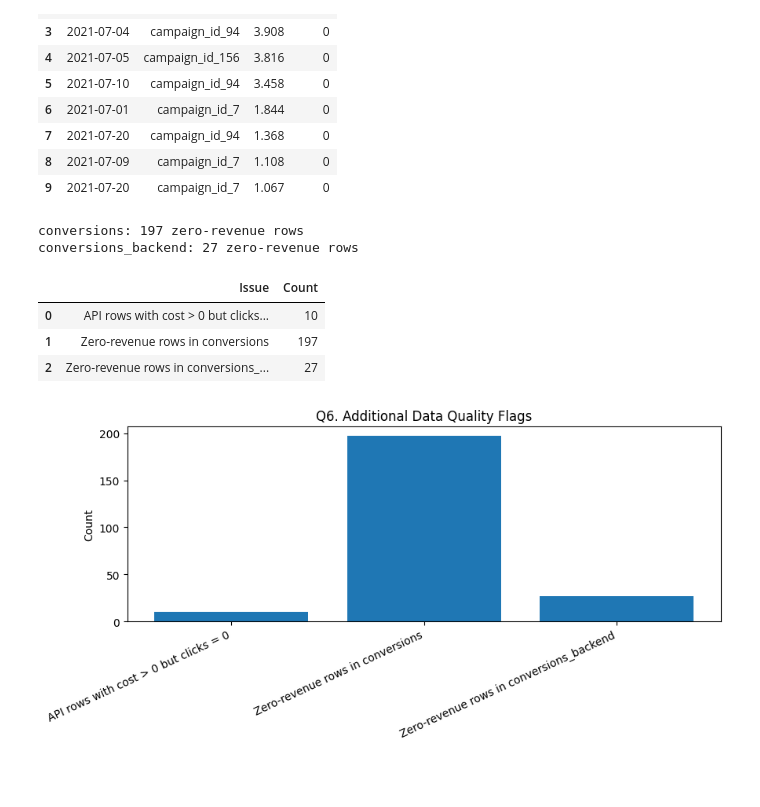
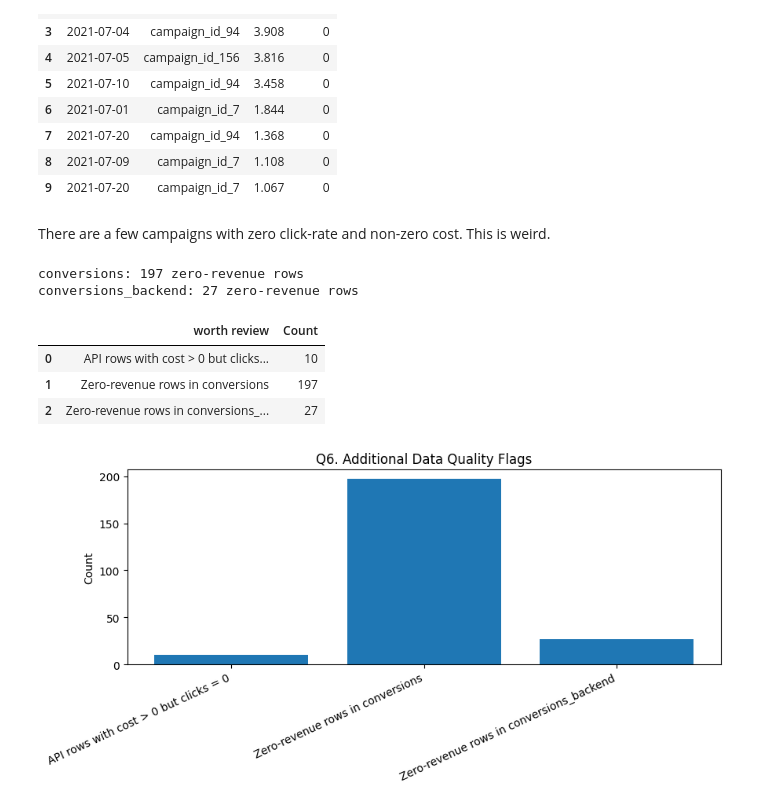
Before and after one commit to muh-bazm/haensel_task, a Jupyter notebook: main.ipynb, the cells around one changed output. Saved outputs shown, nothing was run; the diff lists cells and outputs as text; code cells hidden in the pictures; blank space fills up the shorter version.

```diff
--- a/main.ipynb
+++ b/main.ipynb
@@ -23,7 +21,7 @@ pd.set_option("display.max_columns", 50)
 pd.set_option("display.max_rows", 100)
 plt.rcParams["figure.figsize"] = (10, 4.5)
 # %%
-db_path = "data/challenge.db"
+db_path = Path("data/challenge.db")
 conn = sqlite3.connect(db_path)
 
 print("Using database:", db_path)
@@ -968,8 +1616,7 @@ api_zero_click_cost = pd.read_sql_query(
     """
     SELECT *
     FROM api_adwords_costs
-    WHERE clicks = 0
-      AND cost > 0
+    WHERE clicks = 0 AND cost > 0
     ORDER BY cost DESC
     """
 , conn)
@@ -987,6 +1634,8 @@ api_zero_click_cost.head(10)
 | 7 | 2021-07-20 | campaign_id_94 | 1.368 | 0 |
 | 8 | 2021-07-09 | campaign_id_7 | 1.108 | 0 |
 | 9 | 2021-07-20 | campaign_id_7 | 1.067 | 0 |
+# %% [markdown]
+There are a few campaigns with zero click-rate and non-zero cost. This is weird.
 # %%
 conv_zero = pd.read_sql_query("SELECT COUNT(*) AS n FROM conversions WHERE revenue = 0", conn)["n"].iloc[0]
 backend_zero = pd.read_sql_query("SELECT COUNT(*) AS n FROM conversions_backend WHERE revenue = 0", conn)["n"].iloc[0]
@@ -998,21 +1647,21 @@ conversions: 197 zero-revenue rows
 conversions_backend: 27 zero-revenue rows
 # %%
 other_issues = pd.DataFrame({
-    "Issue": [
+    "worth review": [
         "API rows with cost > 0 but clicks = 0",
         "Zero-revenue rows in conversions",
         "Zero-revenue rows in conversions_backend",
     ],
     "Count": [
         len(api_zero_click_cost),
         int(conv_zero),
         int(backend_zero),
     ]
 })
 
 other_issues
 # %% [output]
-|  | Issue | Count |
+|  | worth review | Count |
 | 0 | API rows with cost > 0 but clicks... | 10 |
 | 1 | Zero-revenue rows in conversions | 197 |
 | 2 | Zero-revenue rows in conversions_... | 27 |
```
Also changed, not shown: parts of 87 cells of this notebook.
